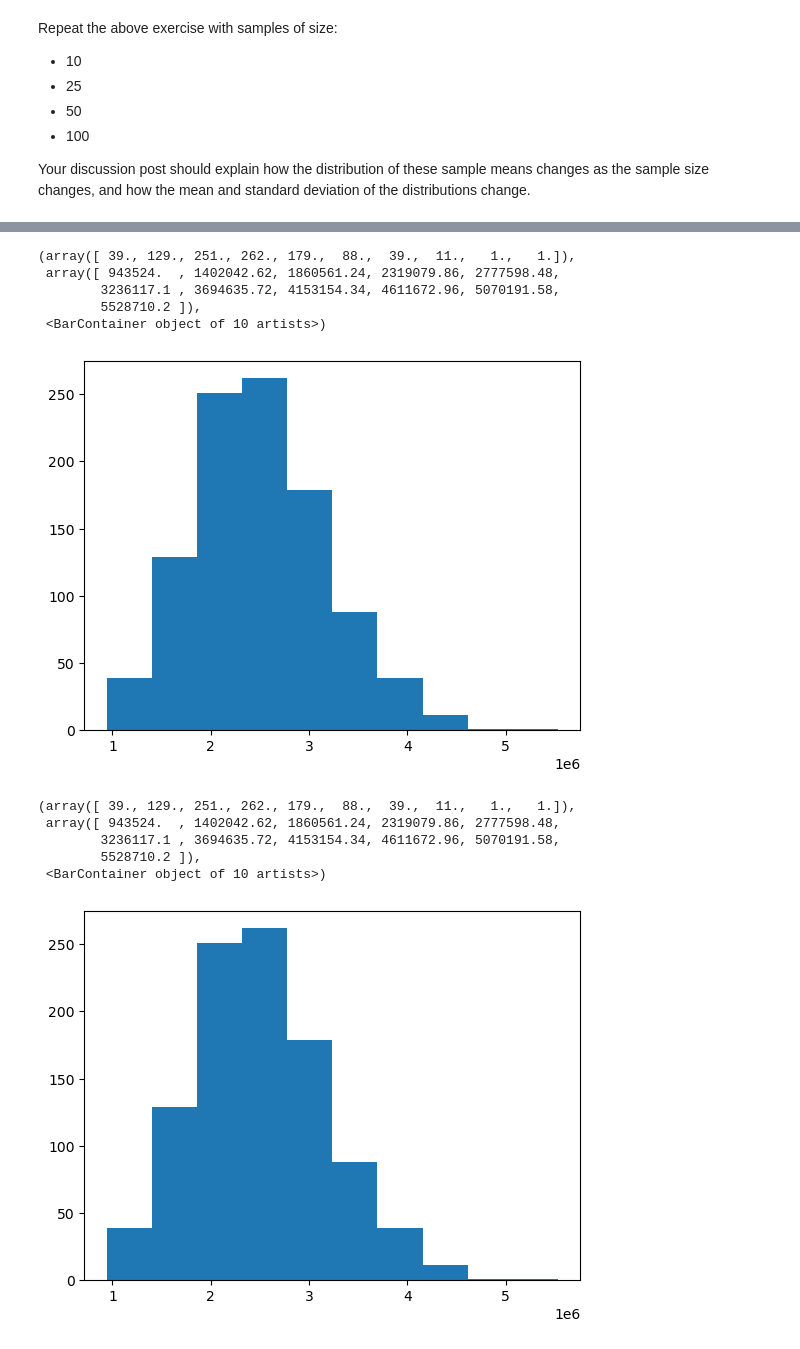
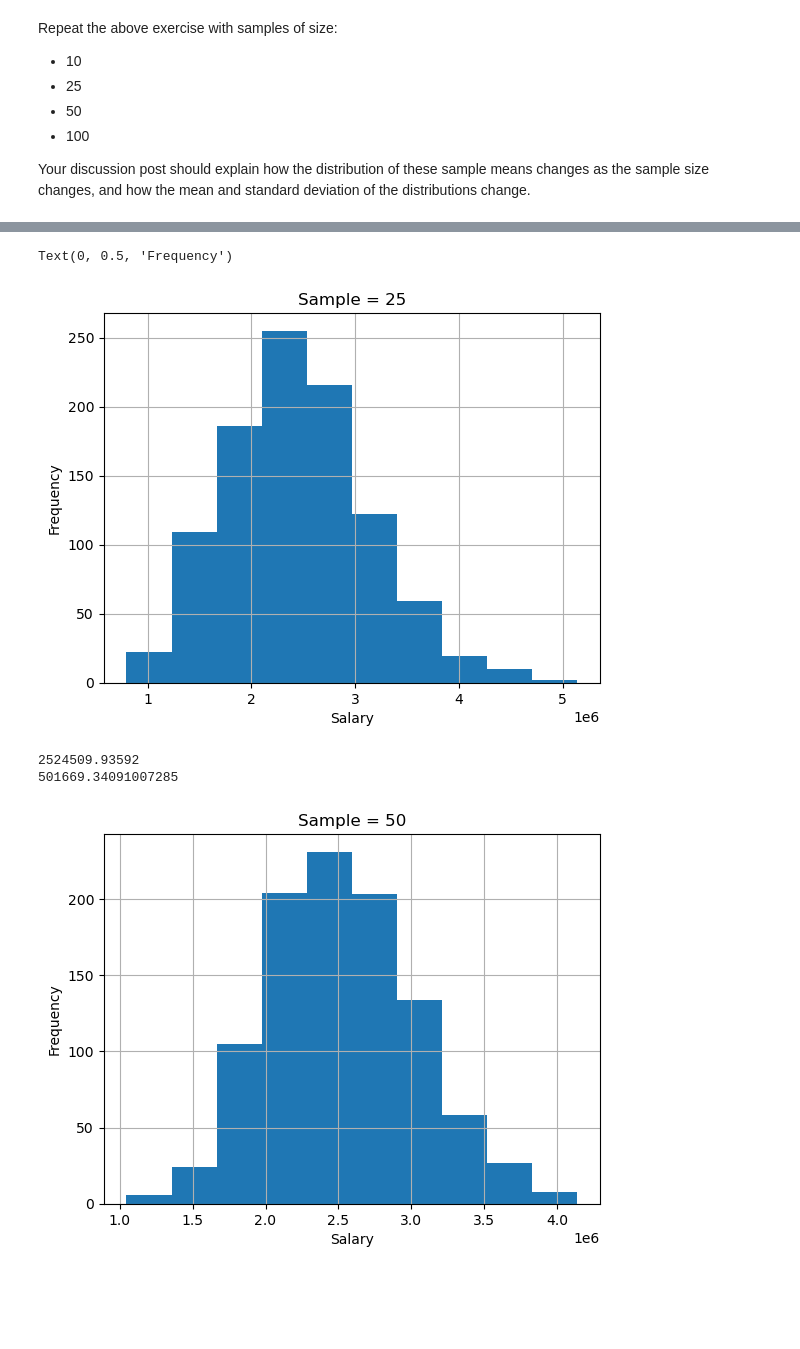
Before and after one commit to JuanDiegoSuarezLondono/Fundamentals-of-Machine-Learning, a Jupyter notebook: try-it_2.1_starter/try_it_2-1.ipynb, the cells around one changed output, grey strips where cells are left out. Drawn from its saved outputs; the diff is of its cells as text; code cells hidden in the pictures; blank space fills up the shorter version.

```diff
--- a/try-it_2.1_starter/try_it_2-1.ipynb
+++ b/try-it_2.1_starter/try_it_2-1.ipynb
@@ -127,32 +133,33 @@ for i in range(1000):
     sample_means_two.append(sample_mean_two)
     pass
 #histogram of sample means
-plt.hist(sample_means_one)
+plt.hist(sample_means_two)
+plt.grid()
+plt.title('Sample = 25')
+plt.xlabel("Salary")
+plt.ylabel("Frequency")
 # %% [output]
-(array([ 39., 129., 251., 262., 179.,  88.,  39.,  11.,   1.,   1.]),
- array([ 943524.  , 1402042.62, 1860561.24, 2319079.86, 2777598.48,
-        3236117.1 , 3694635.72, 4153154.34, 4611672.96, 5070191.58,
-        5528710.2 ]),
- <BarContainer object of 10 artists>)
+Text(0, 0.5, 'Frequency')
-[figure, old version]
+[figure, new version]
 # %%
 #n = 50
 #empty list for sample means
 sample_means_tree = []
 for i in range(1000):
     sample_tree = baseball_salaries['salary'].sample(50)
     sample_mean_tree = np.mean(sample_tree)
     sample_means_tree.append(sample_mean_tree)
     pass
 #histogram of sample means
-plt.hist(sample_means_one)
+plt.hist(sample_means_tree)
+plt.grid()
+plt.title('Sample = 50')
+plt.xlabel("Salary")
+plt.ylabel("Frequency")
 # %% [output]
-(array([ 39., 129., 251., 262., 179.,  88.,  39.,  11.,   1.,   1.]),
- array([ 943524.  , 1402042.62, 1860561.24, 2319079.86, 2777598.48,
-        3236117.1 , 3694635.72, 4153154.34, 4611672.96, 5070191.58,
-        5528710.2 ]),
- <BarContainer object of 10 artists>)
+2524509.93592
+501669.34091007285
-[figure, old version]
+[figure, new version]
 # %%
 #n = 100
 #empty list for sample means
```
Also changed, not shown: parts of 4 cells of this notebook, 1 other file.
